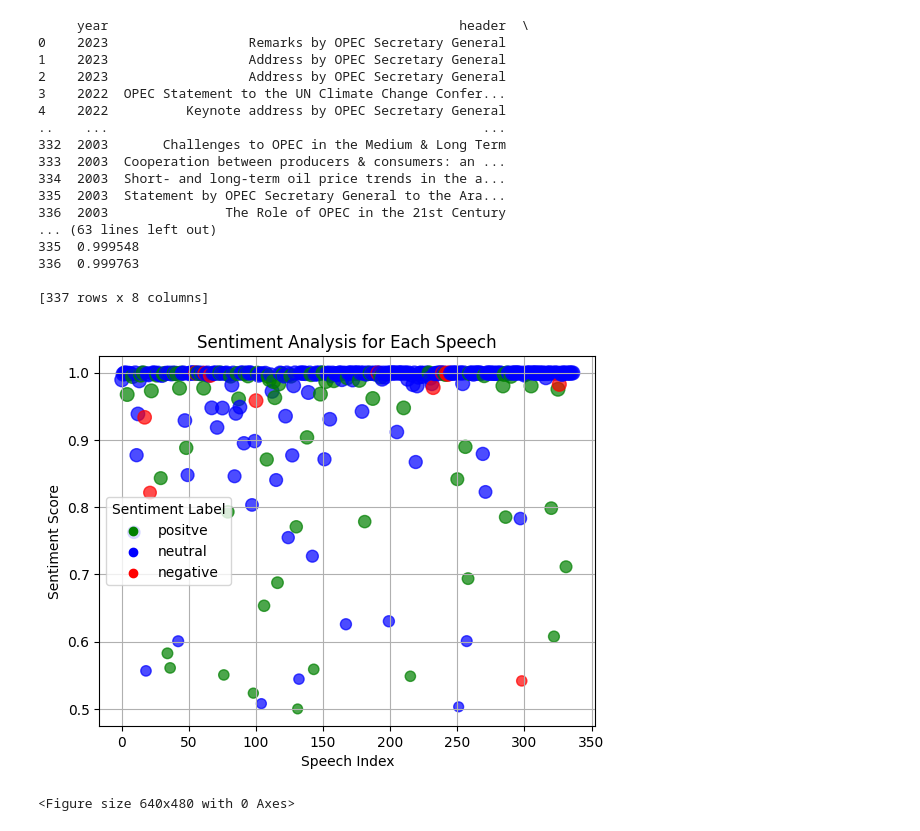
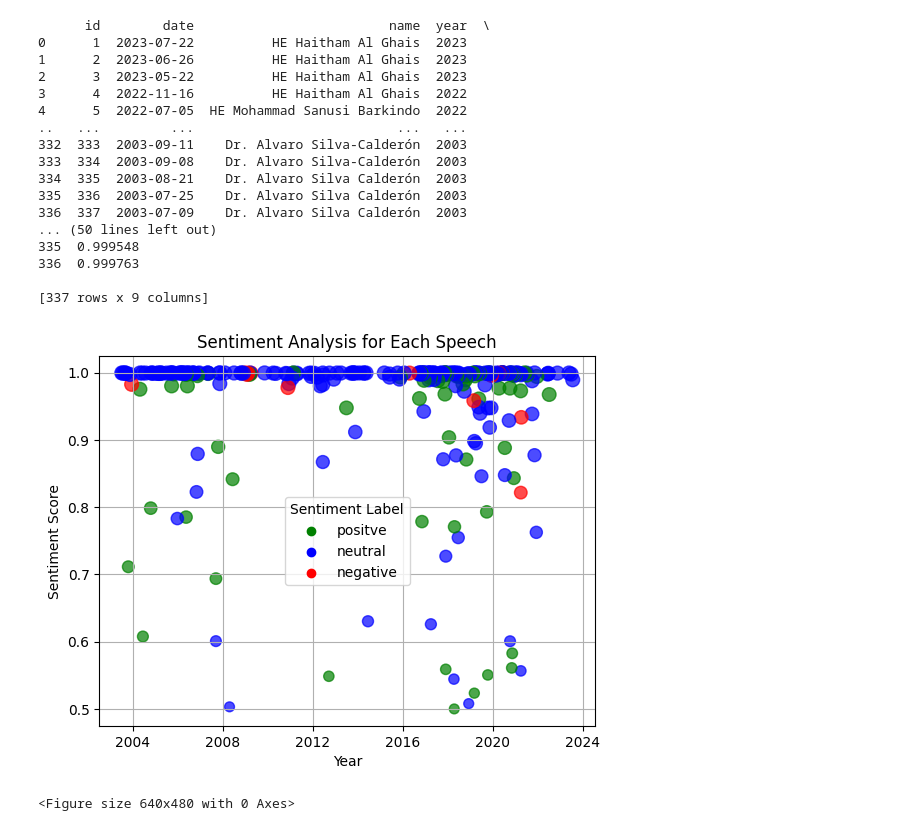
Before and after one commit to hannahmagda/TaD-final-assignment, a Jupyter notebook: pretrained_sentiment.ipynb, the cells around one changed output. Saved outputs shown, nothing was run; the diff lists cells and outputs as text; code cells hidden in the pictures.

Commit message:
add year x-axis for pretrained plot

```diff
--- a/pretrained_sentiment.ipynb
+++ b/pretrained_sentiment.ipynb
@@ -4,7 +4,7 @@ from transformers import pipeline
 import matplotlib.pyplot as plt
 
 #read in speeches
-df = pd.read_csv('speeches.csv')
+df = pd.read_csv('speeches_rev.csv')
 
 # Sentiment analysis pipeline
 nlp = pipeline(task='text-classification', model='nickwong64/bert-base-uncased-finance-sentiment')
@@ -24,47 +24,49 @@ df[['sentiment_label', 'score']] = df['speech'].apply(analyze_sentiment).apply(p
 # Display the DataFrame with sentiment information
 print(df)
 # %% [output]
-     year                                             header  \
-0    2023                  Remarks by OPEC Secretary General
-1    2023                  Address by OPEC Secretary General
-2    2023                  Address by OPEC Secretary General
-3    2022  OPEC Statement to the UN Climate Change Confer...
-4    2022          Keynote address by OPEC Secretary General
-..    ...                                                ...
-332  2003       Challenges to OPEC in the Medium & Long Term
-333  2003  Cooperation between producers & consumers: an ...
-334  2003  Short- and long-term oil price trends in the a...
-335  2003  Statement by OPEC Secretary General to the Ara...
-336  2003               The Role of OPEC in the 21st Century
-... (63 lines left out)
+      id        date                         name  year  \
+0      1  2023-07-22          HE Haitham Al Ghais  2023
+1      2  2023-06-26          HE Haitham Al Ghais  2023
+2      3  2023-05-22          HE Haitham Al Ghais  2023
+3      4  2022-11-16          HE Haitham Al Ghais  2022
+4      5  2022-07-05  HE Mohammad Sanusi Barkindo  2022
+..   ...         ...                          ...   ...
+332  333  2003-09-11    Dr. Alvaro Silva-Calderón  2003
+333  334  2003-09-08    Dr. Alvaro Silva-Calderón  2003
+334  335  2003-08-21    Dr. Alvaro Silva Calderón  2003
+335  336  2003-07-25    Dr. Alvaro Silva Calderón  2003
+336  337  2003-07-09    Dr. Alvaro Silva Calderón  2003
+... (50 lines left out)
 335  0.999548
 336  0.999763
 
-[337 rows x 8 columns]
+[337 rows x 9 columns]
 # %%
 #plot the results
+df['date'] = pd.to_datetime(df['date'])  # Convert 'year' to datetime format
+
 
 colors = {'positve': 'green', 'neutral': 'blue', 'negative': 'red'}
 
 # Use a default color (gray) for values not recognized in 'colors'
 df['color'] = df['sentiment_label'].map(lambda x: colors.get(x, 'gray'))
 
 # Size the points based on the sentiment score
 sizes = df['score'] * 100  # You can adjust the multiplier to scale the size
 
 # Scatter plot with color-coded labels and legend
 for label, color in colors.items():
     plt.scatter([], [], color=color, label=label)
 
-plt.scatter(df.index, df['score'], c=df['color'], s=sizes, marker='o', alpha=0.7)
+plt.scatter(df['date'], df['score'], c=df['color'], s=sizes, marker='o', alpha=0.7)
 plt.title('Sentiment Analysis for Each Speech')
-plt.xlabel('Speech Index')
+plt.xlabel('Year')
 plt.ylabel('Sentiment Score')
 plt.legend(title='Sentiment Label')
 plt.grid(True)
 plt.show()
 # %% [output]
-[figure, old version]
+[figure, new version]
 # %%
 # Save the plot as an image
 plt.savefig('pretrained_sentiment.png')
```
